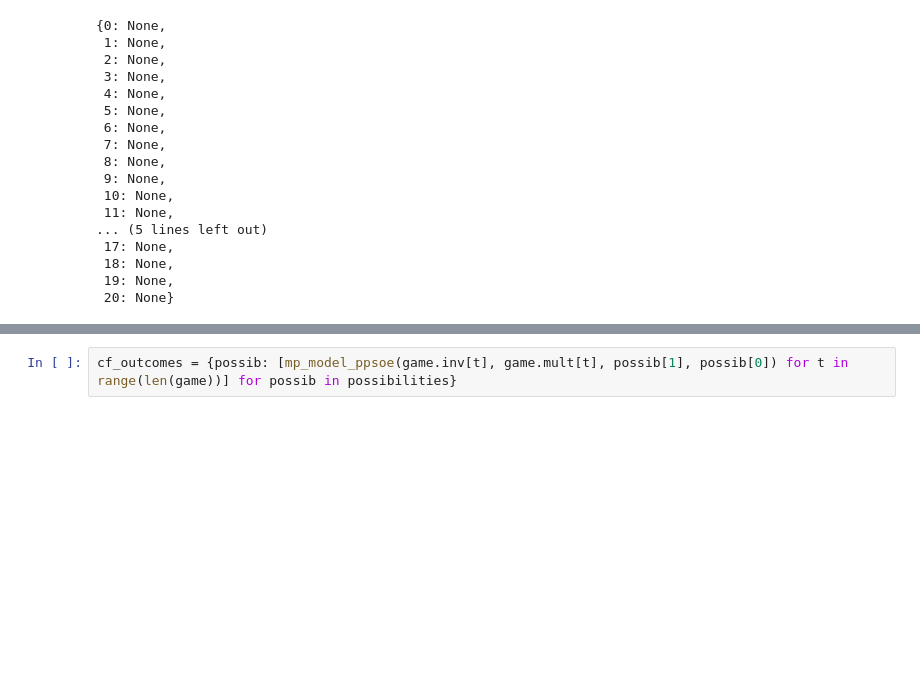
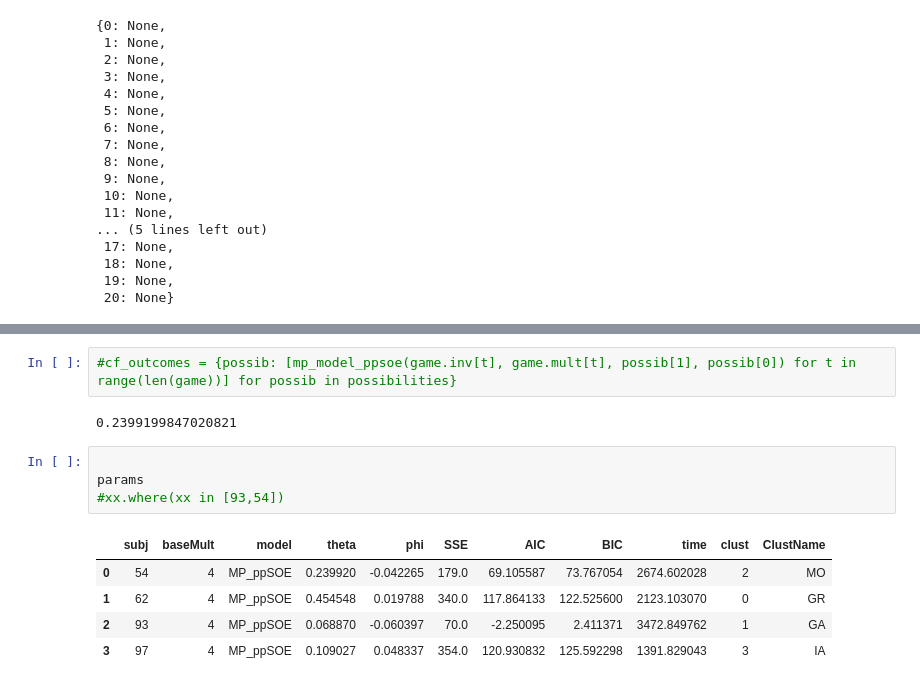
Before and after one commit to brandonDormes/HMTG_possibilities, a Jupyter notebook: analysis/Experiment_1/pilot_analysis.ipynb, the cells around one changed output, grey strips where cells are left out. Drawn from its saved outputs; the diff is of its cells as text; blank space fills up the shorter version.

```diff
--- a/analysis/Experiment_1/pilot_analysis.ipynb
+++ b/analysis/Experiment_1/pilot_analysis.ipynb
@@ -341,2 +424,14 @@ ten4_13 = CFs[10][4][13]
 # %%
-cf_outcomes = {possib: [mp_model_ppsoe(game.inv[t], game.mult[t], possib[1], possib[0]) for t in range(len(game))] for possib in possibilities}
+#cf_outcomes = {possib: [mp_model_ppsoe(game.inv[t], game.mult[t], possib[1], possib[0]) for t in range(len(game))] for possib in possibilities}
+# %% [output]
+0.2399199847020821
+# %%
+
+params
+#xx.where(xx in [93,54])
+# %% [output]
+|  | subj | baseMult | model | theta | phi | SSE | AIC | BIC | time | clust | ClustName |
+| 0 | 54 | 4 | MP_ppSOE | 0.239920 | -0.042265 | 179.0 | 69.105587 | 73.767054 | 2674.602028 | 2 | MO |
+| 1 | 62 | 4 | MP_ppSOE | 0.454548 | 0.019788 | 340.0 | 117.864133 | 122.525600 | 2123.103070 | 0 | GR |
+| 2 | 93 | 4 | MP_ppSOE | 0.068870 | -0.060397 | 70.0 | -2.250095 | 2.411371 | 3472.849762 | 1 | GA |
+| 3 | 97 | 4 | MP_ppSOE | 0.109027 | 0.048337 | 354.0 | 120.930832 | 125.592298 | 1391.829043 | 3 | IA |
```
Also changed, not shown: parts of 26 cells of this notebook, 2 other files.
